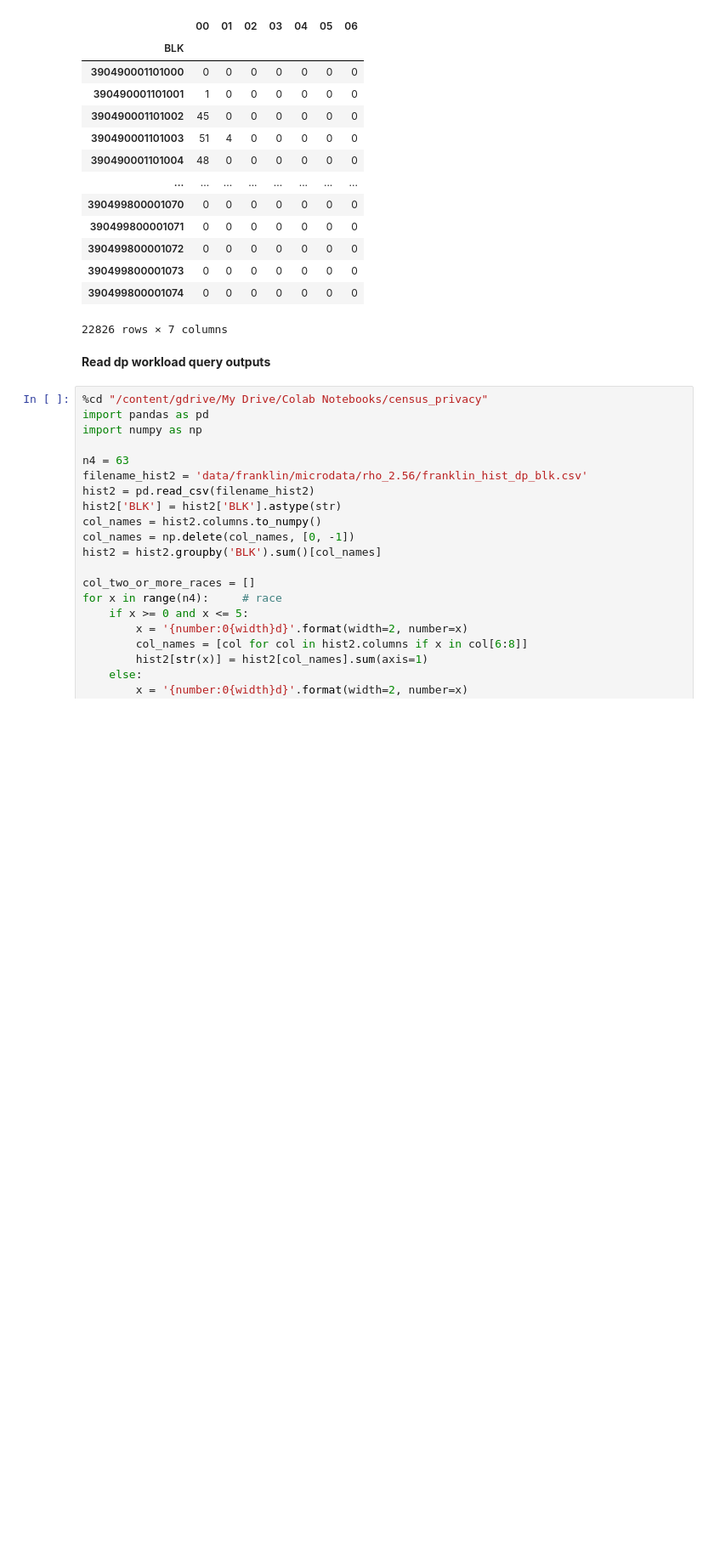
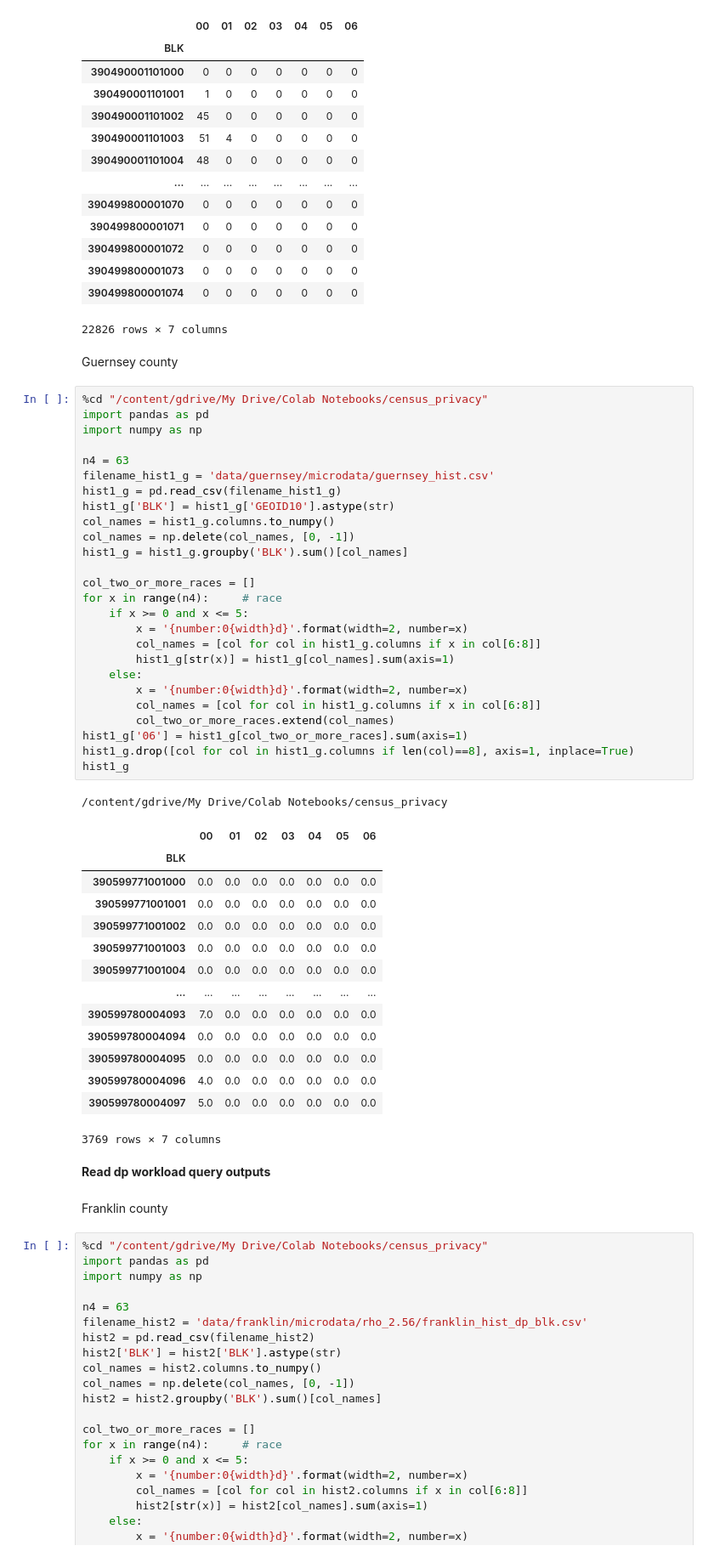
Before and after one commit to linyuehzzz/tda-eval, a Jupyter notebook: cell_uniques.ipynb, the cells around one changed output. Shown: that part at 85% size. Saved outputs shown, nothing was run; the diff lists cells and outputs as text; blank space fills up the shorter version.

```diff
--- a/cell_uniques.ipynb
+++ b/cell_uniques.ipynb
@@ -54,8 +56,54 @@ hist1
 | 390499800001073 | 0 | 0 | 0 | 0 | 0 | 0 | 0 |
 | 390499800001074 | 0 | 0 | 0 | 0 | 0 | 0 | 0 |
 22826 rows × 7 columns
+# %% [markdown]
+Guernsey county
+# %%
+%cd "/content/gdrive/My Drive/Colab Notebooks/census_privacy"
+import pandas as pd
+import numpy as np
+
+n4 = 63
+filename_hist1_g = 'data/guernsey/microdata/guernsey_hist.csv'
+hist1_g = pd.read_csv(filename_hist1_g)
+hist1_g['BLK'] = hist1_g['GEOID10'].astype(str)
+col_names = hist1_g.columns.to_numpy()
+col_names = np.delete(col_names, [0, -1])
+hist1_g = hist1_g.groupby('BLK').sum()[col_names]
+
+col_two_or_more_races = []
+for x in range(n4):     # race
+    if x >= 0 and x <= 5:
+        x = '{number:0{width}d}'.format(width=2, number=x)
+        col_names = [col for col in hist1_g.columns if x in col[6:8]]
+        hist1_g[str(x)] = hist1_g[col_names].sum(axis=1)
+    else:
+        x = '{number:0{width}d}'.format(width=2, number=x)
+        col_names = [col for col in hist1_g.columns if x in col[6:8]]
+        col_two_or_more_races.extend(col_names)
+hist1_g['06'] = hist1_g[col_two_or_more_races].sum(axis=1)
+hist1_g.drop([col for col in hist1_g.columns if len(col)==8], axis=1, inplace=True)
+hist1_g
+# %% [output]
+/content/gdrive/My Drive/Colab Notebooks/census_privacy
+|  | 00 | 01 | 02 | 03 | 04 | 05 | 06 |
+| BLK |  |  |  |  |  |  |  |
+| 390599771001000 | 0.0 | 0.0 | 0.0 | 0.0 | 0.0 | 0.0 | 0.0 |
+| 390599771001001 | 0.0 | 0.0 | 0.0 | 0.0 | 0.0 | 0.0 | 0.0 |
+| 390599771001002 | 0.0 | 0.0 | 0.0 | 0.0 | 0.0 | 0.0 | 0.0 |
+| 390599771001003 | 0.0 | 0.0 | 0.0 | 0.0 | 0.0 | 0.0 | 0.0 |
+| 390599771001004 | 0.0 | 0.0 | 0.0 | 0.0 | 0.0 | 0.0 | 0.0 |
+| ... | ... | ... | ... | ... | ... | ... | ... |
+| 390599780004093 | 7.0 | 0.0 | 0.0 | 0.0 | 0.0 | 0.0 | 0.0 |
+| 390599780004094 | 0.0 | 0.0 | 0.0 | 0.0 | 0.0 | 0.0 | 0.0 |
+| 390599780004095 | 0.0 | 0.0 | 0.0 | 0.0 | 0.0 | 0.0 | 0.0 |
+| 390599780004096 | 4.0 | 0.0 | 0.0 | 0.0 | 0.0 | 0.0 | 0.0 |
+| 390599780004097 | 5.0 | 0.0 | 0.0 | 0.0 | 0.0 | 0.0 | 0.0 |
+3769 rows × 7 columns
 # %% [markdown]
 **Read dp workload query outputs**
+# %% [markdown]
+Franklin county
 # %%
 %cd "/content/gdrive/My Drive/Colab Notebooks/census_privacy"
 import pandas as pd
```
Also changed, not shown: parts of 63 cells of this notebook.
